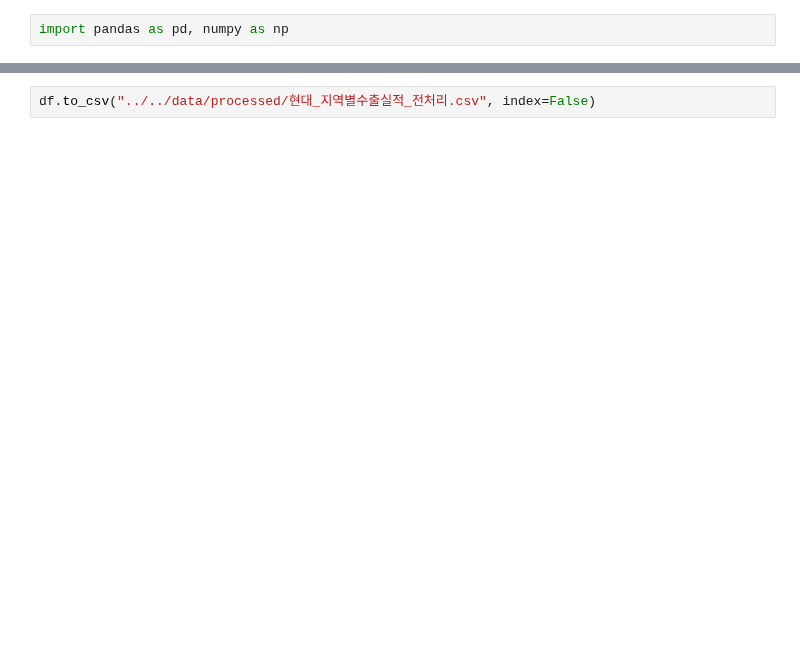
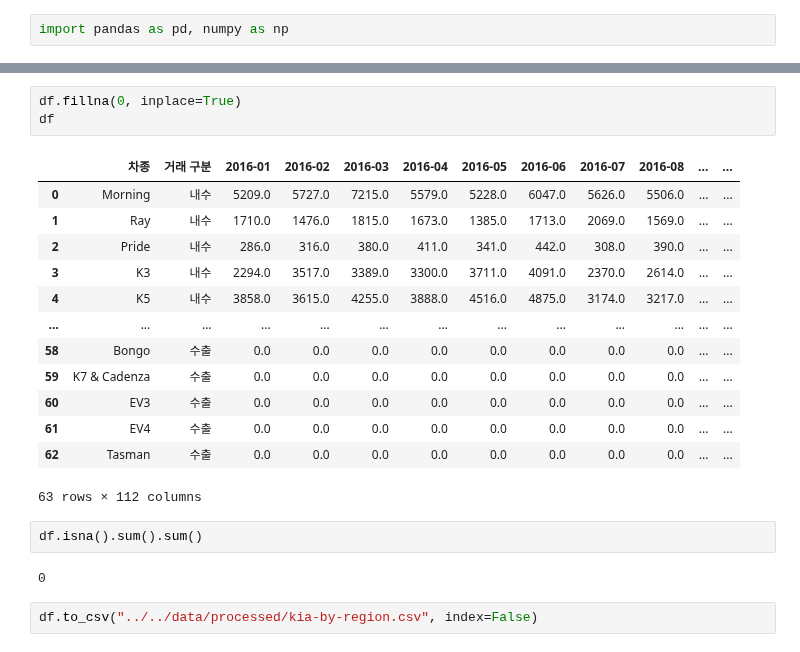
Before and after one commit to CodeWorks-hi/mini-project-2, a Jupyter notebook: jupyter_notebooks/데이터_전처리/temp_data.ipynb, the cells around one changed output, grey strips where cells are left out. Cells and saved outputs as stored; diff of their text form; blank space fills up the shorter version.

```diff
--- a/jupyter_notebooks/데이터_전처리/temp_data.ipynb
+++ b/jupyter_notebooks/데이터_전처리/temp_data.ipynb
@@ -65,2 +46,23 @@ df
+# %%
+df.fillna(0, inplace=True)
+df
+# %% [output]
+|  | 차종 | 거래 구분 | 2016-01 | 2016-02 | 2016-03 | 2016-04 | 2016-05 | 2016-06 | 2016-07 | 2016-08 | ... | ... |
+| 0 | Morning | 내수 | 5209.0 | 5727.0 | 7215.0 | 5579.0 | 5228.0 | 6047.0 | 5626.0 | 5506.0 | ... | ... |
+| 1 | Ray | 내수 | 1710.0 | 1476.0 | 1815.0 | 1673.0 | 1385.0 | 1713.0 | 2069.0 | 1569.0 | ... | ... |
+| 2 | Pride | 내수 | 286.0 | 316.0 | 380.0 | 411.0 | 341.0 | 442.0 | 308.0 | 390.0 | ... | ... |
+| 3 | K3 | 내수 | 2294.0 | 3517.0 | 3389.0 | 3300.0 | 3711.0 | 4091.0 | 2370.0 | 2614.0 | ... | ... |
+| 4 | K5 | 내수 | 3858.0 | 3615.0 | 4255.0 | 3888.0 | 4516.0 | 4875.0 | 3174.0 | 3217.0 | ... | ... |
+| ... | ... | ... | ... | ... | ... | ... | ... | ... | ... | ... | ... | ... |
+| 58 | Bongo | 수출 | 0.0 | 0.0 | 0.0 | 0.0 | 0.0 | 0.0 | 0.0 | 0.0 | ... | ... |
+| 59 | K7 & Cadenza | 수출 | 0.0 | 0.0 | 0.0 | 0.0 | 0.0 | 0.0 | 0.0 | 0.0 | ... | ... |
+| 60 | EV3 | 수출 | 0.0 | 0.0 | 0.0 | 0.0 | 0.0 | 0.0 | 0.0 | 0.0 | ... | ... |
+| 61 | EV4 | 수출 | 0.0 | 0.0 | 0.0 | 0.0 | 0.0 | 0.0 | 0.0 | 0.0 | ... | ... |
+| 62 | Tasman | 수출 | 0.0 | 0.0 | 0.0 | 0.0 | 0.0 | 0.0 | 0.0 | 0.0 | ... | ... |
+63 rows × 112 columns
+# %%
+df.isna().sum().sum()
+# %% [output]
+0
 # %%
-df.to_csv("../../data/processed/현대_지역별수출실적_전처리.csv", index=False)
+df.to_csv("../../data/processed/kia-by-region.csv", index=False)
```
Also changed, not shown: parts of 5 cells of this notebook, 5 other files.
